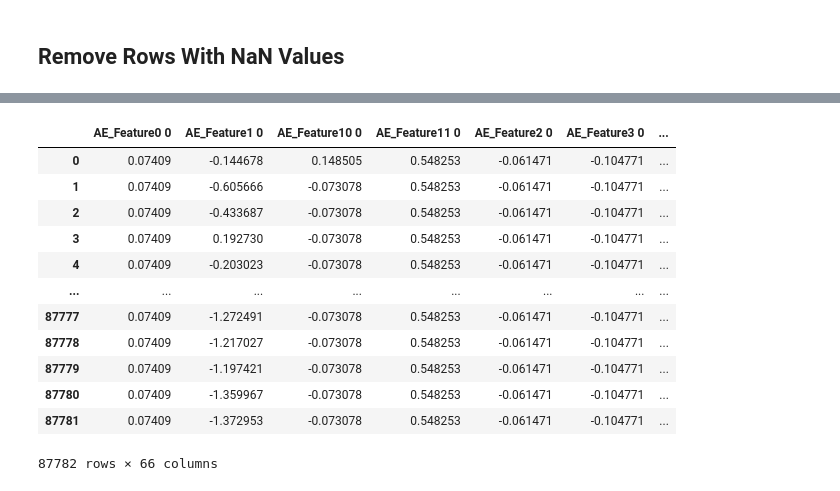
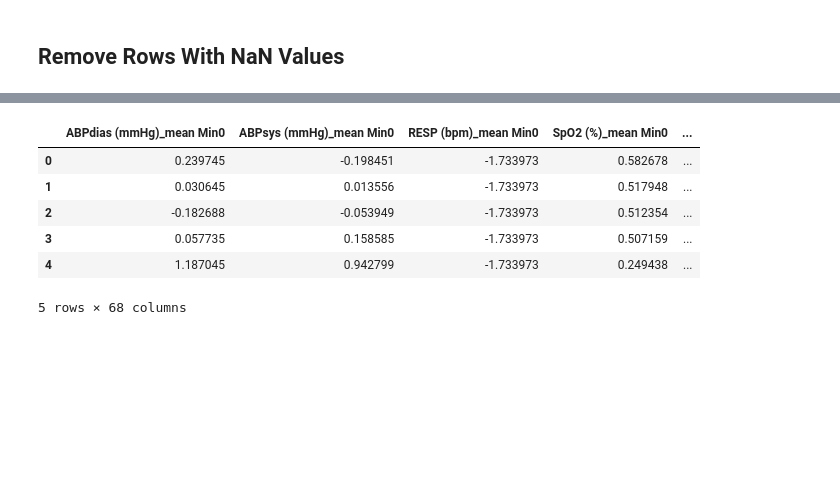
Before and after one commit to lr98769/rue_prediction_interval, a Jupyter notebook: notebooks/preprocessing.ipynb, the cells around one changed output, grey strips where cells are left out. Drawn from its saved outputs; the diff is of its cells as text; code cells hidden in the pictures; blank space fills up the shorter version.

Commit message:
Preprocessing for state prediction

```diff
--- a/notebooks/preprocessing.ipynb
+++ b/notebooks/preprocessing.ipynb
@@ -962,0 +359,4 @@ Name: count, dtype: int64
+# %%
+# Update feat set
+downsampled_feat_set = [f"{feat}_mean" for feat in feat_set] + [f"{feat}_std" for feat in feat_set]
+print(downsampled_feat_set)
@@ -962,0 +365,34 @@ Name: count, dtype: int64
+# %%
+def generate_data_for_training(
+    downsampled_df, downsampled_feat_set, input_mins, prediction_min, pred_col):
+    data = []
+    downsampled_feat_set = list(downsampled_feat_set)
+    # The flattened features for past input_days
+    new_feat_set = [feat + " Min" + str(i) for i in range(input_mins) for feat in downsampled_feat_set] + \
+        ["target"] + ["target_index"] + ["input_start_index"] + ["input_end_index"] + ["record"]
+    first_pos_index = input_mins + prediction_min - 1
+    # For each record
+    record_groups = downsampled_df.groupby("record")
+    for record, record_df in tqdm(record_groups):
+        record_df = record_df.set_index("record_index")
+        # Go through possible prediction indices
+        for pred_index in record_df.index:
+            if pred_index < first_pos_index:
+                continue
+            # Get the row we are predicting
+            pred_row = record_df.loc[pred_index]
+            # Get start and end of input
+            start_input, end_input = pred_index - prediction_min - input_mins + 1, pred_index - prediction_min
+            # Get input
+            feat_list = list(record_df[downsampled_feat_set].loc[start_input:end_input].values.flatten())
+            # Add row
+            new_row = (
+                feat_list +
+                [pred_row[pred_col], pred_row.name, start_input, end_input, pred_row["record"]]
+            )
+            data.append(new_row)
+    return pd.DataFrame(data, columns=new_feat_set)
+
+flattened_df = generate_data_for_training(
+    downsampled_df, downsampled_feat_set, input_mins=5, prediction_min=1, pred_col="ABPmean (mmHg)_mean")
+flattened_df.head()
@@ -988,0 +409,3 @@ pos_neg_dropna
+# %%
+flattened_df = flattened_df.dropna()
+flattened_df.head()
@@ -989,24 +429,18 @@ pos_neg_dropna
 # %%
 def label_train_valid_test_samples(df, train_records, valid_records, test_records):
     df = df.copy()
     df["train"] = df["record"].isin(train_records)
     df["valid"] = df["record"].isin(valid_records)
     df["test"] = df["record"].isin(test_records)
     return df
 
-pos_neg_dropna = label_train_valid_test_samples(pos_neg_dropna, train_records, valid_records, test_records)
-pos_neg_dropna
+train_valid_test_labelled_df = label_train_valid_test_samples(flattened_df, train_records, valid_records, test_records)
+train_valid_test_labelled_df.head()
 # %% [output]
-|  | AE_Feature0 0 | AE_Feature1 0 | AE_Feature10 0 | AE_Feature11 0 | AE_Feature2 0 | AE_Feature3 0 | ... |
-| 0 | 0.07409 | -0.144678 | 0.148505 | 0.548253 | -0.061471 | -0.104771 | ... |
-| 1 | 0.07409 | -0.605666 | -0.073078 | 0.548253 | -0.061471 | -0.104771 | ... |
-| 2 | 0.07409 | -0.433687 | -0.073078 | 0.548253 | -0.061471 | -0.104771 | ... |
-| 3 | 0.07409 | 0.192730 | -0.073078 | 0.548253 | -0.061471 | -0.104771 | ... |
-| 4 | 0.07409 | -0.203023 | -0.073078 | 0.548253 | -0.061471 | -0.104771 | ... |
-| ... | ... | ... | ... | ... | ... | ... | ... |
-| 87777 | 0.07409 | -1.272491 | -0.073078 | 0.548253 | -0.061471 | -0.104771 | ... |
-| 87778 | 0.07409 | -1.217027 | -0.073078 | 0.548253 | -0.061471 | -0.104771 | ... |
-| 87779 | 0.07409 | -1.197421 | -0.073078 | 0.548253 | -0.061471 | -0.104771 | ... |
-| 87780 | 0.07409 | -1.359967 | -0.073078 | 0.548253 | -0.061471 | -0.104771 | ... |
-| 87781 | 0.07409 | -1.372953 | -0.073078 | 0.548253 | -0.061471 | -0.104771 | ... |
+|  | ABPdias (mmHg)_mean Min0 | ABPsys (mmHg)_mean Min0 | RESP (bpm)_mean Min0 | SpO2 (%)_mean Min0 | ... |
+| 0 | 0.239745 | -0.198451 | -1.733973 | 0.582678 | ... |
+| 1 | 0.030645 | 0.013556 | -1.733973 | 0.517948 | ... |
+| 2 | -0.182688 | -0.053949 | -1.733973 | 0.512354 | ... |
+| 3 | 0.057735 | 0.158585 | -1.733973 | 0.507159 | ... |
+| 4 | 1.187045 | 0.942799 | -1.733973 | 0.249438 | ... |
-87782 rows × 66 columns
+5 rows × 68 columns
```
Also changed, not shown: parts of 55 cells of this notebook.
